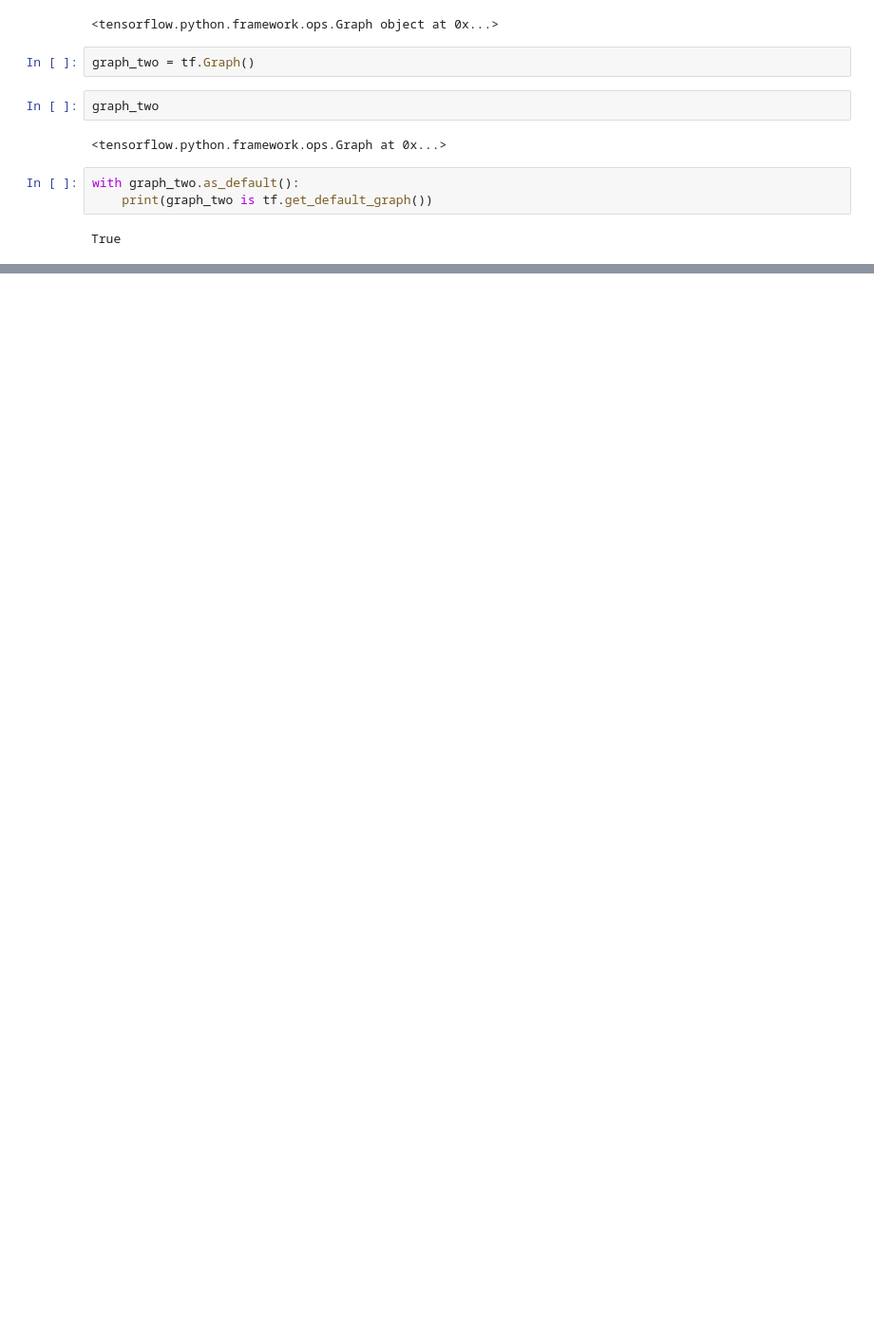
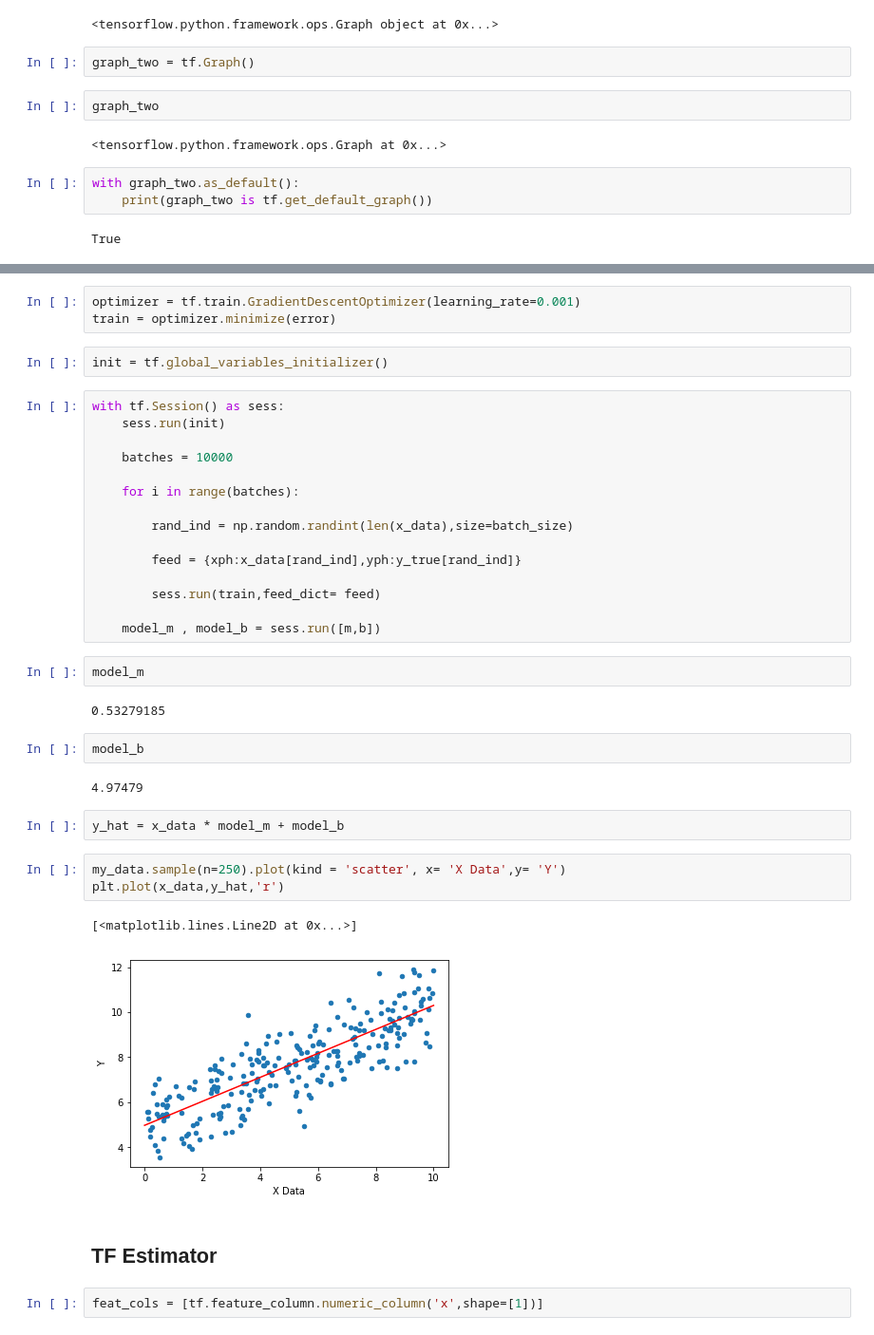
Before and after one commit to subodh2708/deep-learning--tensorflow-version-1, a Jupyter notebook: tensor flow notebook Practice.ipynb, the cells around one changed output, grey strips where cells are left out. Shown at 95% size. Cells and saved outputs as stored; diff of their text form; blank space fills up the shorter version.

```diff
--- a/tensor flow notebook Practice.ipynb
+++ b/tensor flow notebook Practice.ipynb
@@ -342,0 +554,40 @@ True
+# %%
+optimizer = tf.train.GradientDescentOptimizer(learning_rate=0.001)
+train = optimizer.minimize(error)
+# %%
+init = tf.global_variables_initializer()
+# %%
+with tf.Session() as sess:
+    sess.run(init)
+
+    batches = 10000
+
+    for i in range(batches):
+
+        rand_ind = np.random.randint(len(x_data),size=batch_size)
+
+        feed = {xph:x_data[rand_ind],yph:y_true[rand_ind]}
+
+        sess.run(train,feed_dict= feed)
+
+    model_m , model_b = sess.run([m,b])
+# %%
+model_m
+# %% [output]
+0.53279185
+# %%
+model_b
+# %% [output]
+4.97479
+# %%
+y_hat = x_data * model_m + model_b
+# %%
+my_data.sample(n=250).plot(kind = 'scatter', x= 'X Data',y= 'Y')
+plt.plot(x_data,y_hat,'r')
+# %% [output]
+[<matplotlib.lines.Line2D at 0x...>]
+[figure, added]
+# %% [markdown]
+## TF Estimator
+# %%
+feat_cols = [tf.feature_column.numeric_column('x',shape=[1])]
```
Also changed, not shown: parts of 77 cells of this notebook.
